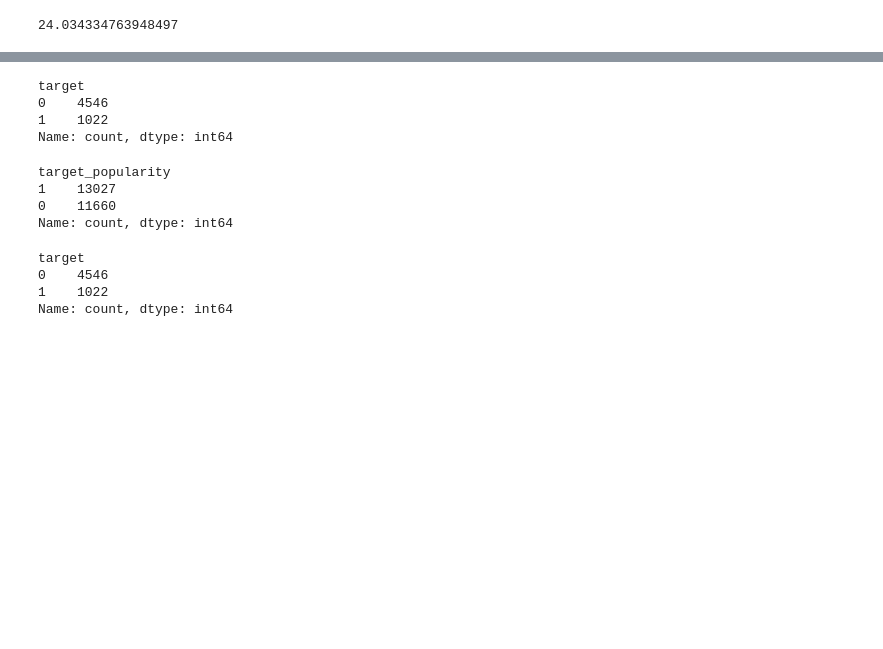
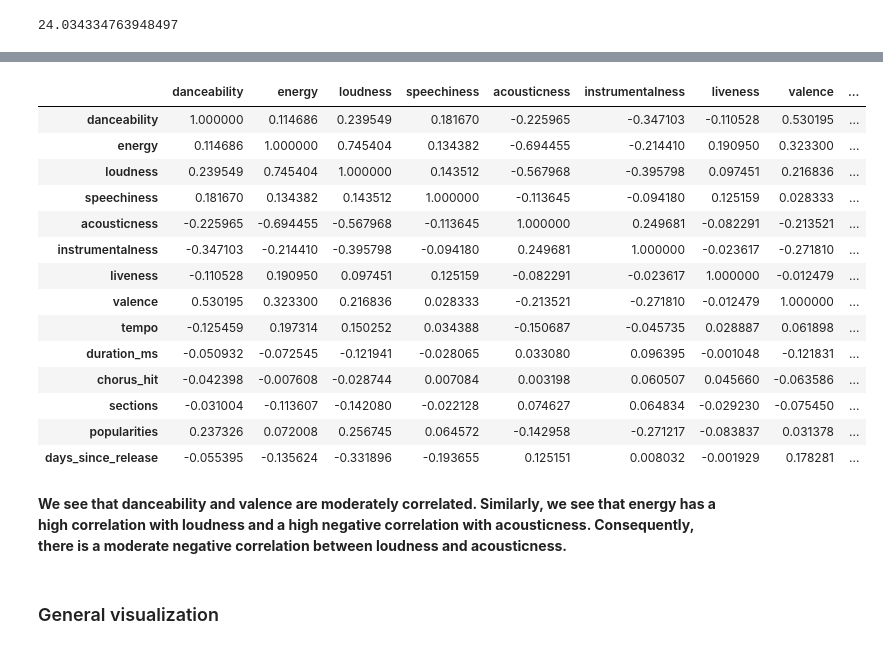
Before and after one commit to udbhavbalaji/song_savvy, a Jupyter notebook: notebooks/data_exploration.ipynb, the cells around one changed output, grey strips where cells are left out. Drawn from its saved outputs; the diff is of its cells as text; code cells hidden in the pictures; blank space fills up the shorter version.

```diff
--- a/notebooks/data_exploration.ipynb
+++ b/notebooks/data_exploration.ipynb
@@ -188,25 +177,22 @@ popular_0_data.head()
-# %%
-popular_0_data.target.value_counts()
-# %% [output]
-target
-0    4546
-1    1022
-Name: count, dtype: int64
-# %%
-# TODO: Change popularities as well, not just target popularity
-raw_data['target_popularity'] = raw_data.apply(lambda x: 1 if (x['target'] == 1 and x['target_popularity'] == 0) else x['target_popularity'], axis=1)
-# %%
-raw_data.target_popularity.value_counts()
-# %% [output]
-target_popularity
-1    13027
-0    11660
-Name: count, dtype: int64
-# %%
-popular_0_data = raw_data[raw_data['popularities'] == 0].copy()
-popular_0_data.target.value_counts()
-# %% [output]
-target
-0    4546
-1    1022
-Name: count, dtype: int64
+# %%
+raw_data[['danceability','energy','loudness','speechiness','acousticness','instrumentalness','liveness','valence','tempo','duration_ms','chorus_hit','sections','popularities','days_since_release']].corr()
+# %% [output]
+|  | danceability | energy | loudness | speechiness | acousticness | instrumentalness | liveness | valence | ... |
+| danceability | 1.000000 | 0.114686 | 0.239549 | 0.181670 | -0.225965 | -0.347103 | -0.110528 | 0.530195 | ... |
+| energy | 0.114686 | 1.000000 | 0.745404 | 0.134382 | -0.694455 | -0.214410 | 0.190950 | 0.323300 | ... |
+| loudness | 0.239549 | 0.745404 | 1.000000 | 0.143512 | -0.567968 | -0.395798 | 0.097451 | 0.216836 | ... |
+| speechiness | 0.181670 | 0.134382 | 0.143512 | 1.000000 | -0.113645 | -0.094180 | 0.125159 | 0.028333 | ... |
+| acousticness | -0.225965 | -0.694455 | -0.567968 | -0.113645 | 1.000000 | 0.249681 | -0.082291 | -0.213521 | ... |
+| instrumentalness | -0.347103 | -0.214410 | -0.395798 | -0.094180 | 0.249681 | 1.000000 | -0.023617 | -0.271810 | ... |
+| liveness | -0.110528 | 0.190950 | 0.097451 | 0.125159 | -0.082291 | -0.023617 | 1.000000 | -0.012479 | ... |
+| valence | 0.530195 | 0.323300 | 0.216836 | 0.028333 | -0.213521 | -0.271810 | -0.012479 | 1.000000 | ... |
+| tempo | -0.125459 | 0.197314 | 0.150252 | 0.034388 | -0.150687 | -0.045735 | 0.028887 | 0.061898 | ... |
+| duration_ms | -0.050932 | -0.072545 | -0.121941 | -0.028065 | 0.033080 | 0.096395 | -0.001048 | -0.121831 | ... |
+| chorus_hit | -0.042398 | -0.007608 | -0.028744 | 0.007084 | 0.003198 | 0.060507 | 0.045660 | -0.063586 | ... |
+| sections | -0.031004 | -0.113607 | -0.142080 | -0.022128 | 0.074627 | 0.064834 | -0.029230 | -0.075450 | ... |
+| popularities | 0.237326 | 0.072008 | 0.256745 | 0.064572 | -0.142958 | -0.271217 | -0.083837 | 0.031378 | ... |
+| days_since_release | -0.055395 | -0.135624 | -0.331896 | -0.193655 | 0.125151 | 0.008032 | -0.001929 | 0.178281 | ... |
+# %% [markdown]
+__We see that danceability and valence are moderately correlated. Similarly, we see that energy has a high correlation with loudness and a high negative correlation with acousticness. Consequently, there is a moderate negative correlation between loudness and acousticness.__
+# %% [markdown]
+### General visualization
```
Also changed, not shown: parts of 20 cells of this notebook, 7 other files.
